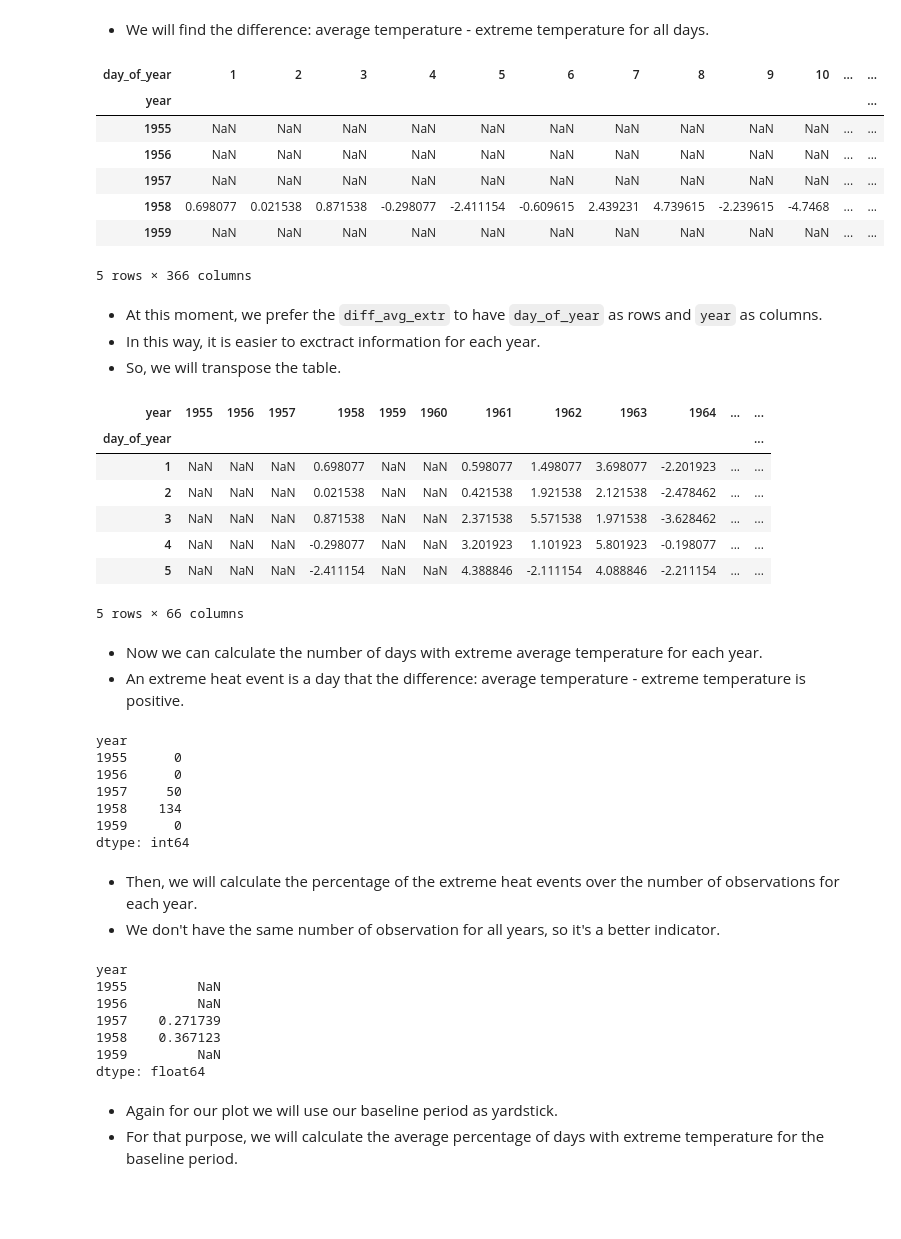
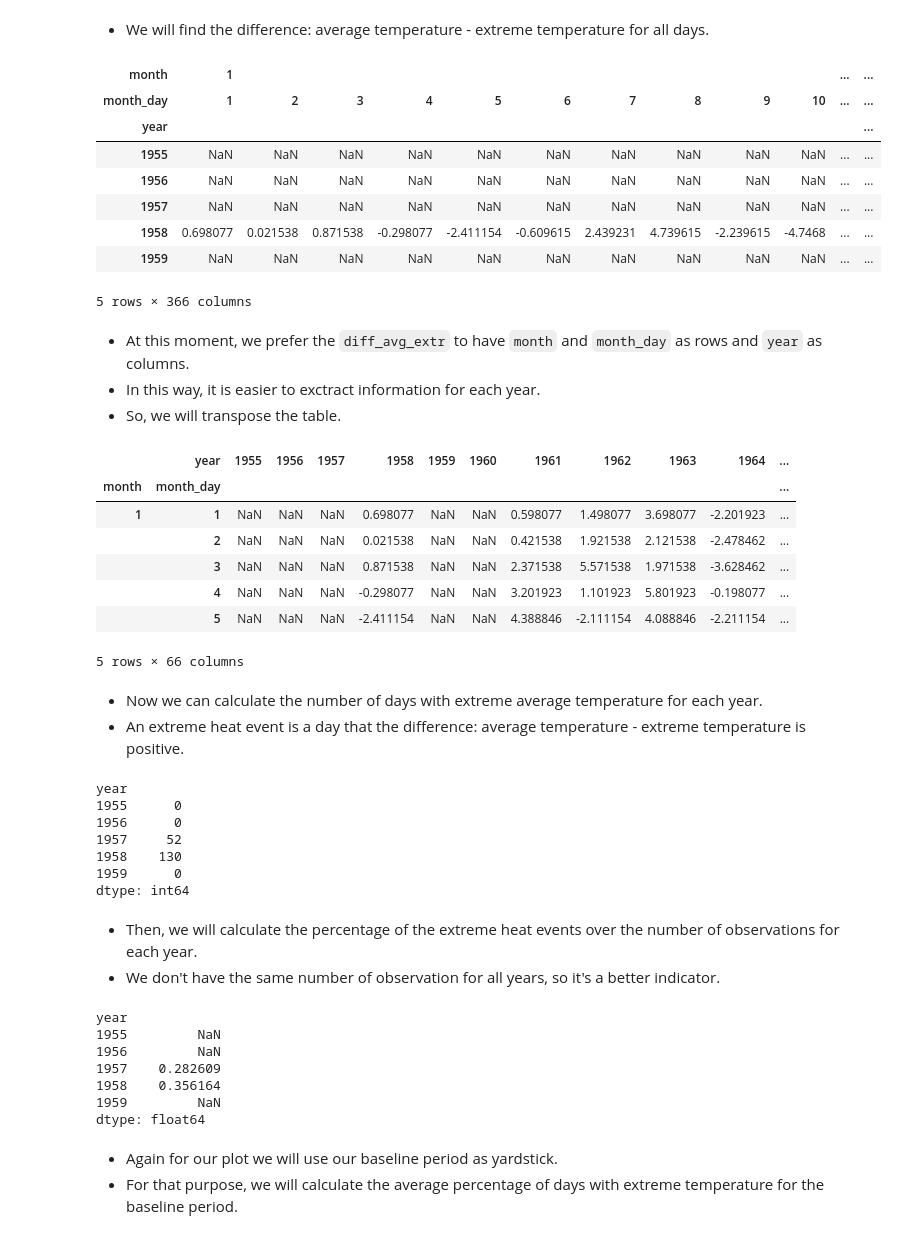
Before and after one commit to giorgossideris/athens_weather_analysis, a Jupyter notebook: weather_analysis.ipynb, the cells around one changed output. Saved outputs shown, nothing was run; the diff lists cells and outputs as text; code cells hidden in the pictures; blank space fills up the shorter version.

```diff
--- a/weather_analysis.ipynb
+++ b/weather_analysis.ipynb
@@ -616,0 +624,4 @@ These points generalize the interpretation we made in the previous sector, as it
+# %%
+df["month"] = df["date"].dt.month
+df["month_day"] = df["date"].dt.day
+df.head(5)
@@ -619,0 +637,3 @@ These points generalize the interpretation we made in the previous sector, as it
+# %%
+month_day_avg_temp = df.pivot(index="year", columns=["month", "month_day"], values="avg_temp")
+month_day_avg_temp.head(5)
@@ -620,3 +653,5 @@ These points generalize the interpretation we made in the previous sector, as it
 # %%
-base_yearday_avg_temp.head(5)
+base_month_day_avg_temp = month_day_avg_temp.loc[1974:1999]
+baseline_avg_temp = base_month_day_avg_temp.mean()
+baseline_avg_temp.head(5)
 # %% [output]
@@ -632,4 +667,4 @@ dtype: float64
 # %%
-yearday_extreme_temp = base_yearday_avg_temp.map(lambda x : x + 0.1 * abs(x))
-yearday_extreme_temp.head(5)
+baseline_extreme_temp = baseline_avg_temp.map(lambda x : x + 0.1 * abs(x))
+baseline_extreme_temp.head(5)
 # %% [output]
@@ -657,10 +678,11 @@ full_years_avg_temp.head(5)
 # %% [markdown]
 * We will find the difference: average temperature - extreme temperature for all days.
 # %%
-diff_avg_extr = full_years_avg_temp - yearday_extreme_temp
+diff_avg_extr = month_day_avg_temp - baseline_extreme_temp
 diff_avg_extr.head(5)
 # %% [output]
-| day_of_year | 1 | 2 | 3 | 4 | 5 | 6 | 7 | 8 | 9 | 10 | ... | ... |
+| month | 1 |  |  |  |  |  |  |  |  |  | ... | ... |
+| month_day | 1 | 2 | 3 | 4 | 5 | 6 | 7 | 8 | 9 | 10 | ... | ... |
 | year |  |  |  |  |  |  |  |  |  |  |  | ... |
 | 1955 | NaN | NaN | NaN | NaN | NaN | NaN | NaN | NaN | NaN | NaN | ... | ... |
 | 1956 | NaN | NaN | NaN | NaN | NaN | NaN | NaN | NaN | NaN | NaN | ... | ... |
@@ -669,20 +691,20 @@ diff_avg_extr.head(5)
 | 1959 | NaN | NaN | NaN | NaN | NaN | NaN | NaN | NaN | NaN | NaN | ... | ... |
 5 rows × 366 columns
 # %% [markdown]
-* At this moment, we prefer the <code>diff_avg_extr</code> to have <code>day_of_year</code> as rows and <code>year</code> as columns.
+* At this moment, we prefer the <code>diff_avg_extr</code> to have <code>month</code> and <code>month_day</code> as rows and <code>year</code> as columns.
 * In this way, it is easier to exctract information for each year.
 * So, we will transpose the table.
 # %%
 diff_avg_extr_t = diff_avg_extr.transpose()
 diff_avg_extr_t.head(5)
 # %% [output]
-| year | 1955 | 1956 | 1957 | 1958 | 1959 | 1960 | 1961 | 1962 | 1963 | 1964 | ... | ... |
-| day_of_year |  |  |  |  |  |  |  |  |  |  |  | ... |
-| 1 | NaN | NaN | NaN | 0.698077 | NaN | NaN | 0.598077 | 1.498077 | 3.698077 | -2.201923 | ... | ... |
-| 2 | NaN | NaN | NaN | 0.021538 | NaN | NaN | 0.421538 | 1.921538 | 2.121538 | -2.478462 | ... | ... |
-| 3 | NaN | NaN | NaN | 0.871538 | NaN | NaN | 2.371538 | 5.571538 | 1.971538 | -3.628462 | ... | ... |
-| 4 | NaN | NaN | NaN | -0.298077 | NaN | NaN | 3.201923 | 1.101923 | 5.801923 | -0.198077 | ... | ... |
-| 5 | NaN | NaN | NaN | -2.411154 | NaN | NaN | 4.388846 | -2.111154 | 4.088846 | -2.211154 | ... | ... |
+|  | year | 1955 | 1956 | 1957 | 1958 | 1959 | 1960 | 1961 | 1962 | 1963 | 1964 | ... |
+| month | month_day |  |  |  |  |  |  |  |  |  |  | ... |
+| 1 | 1 | NaN | NaN | NaN | 0.698077 | NaN | NaN | 0.598077 | 1.498077 | 3.698077 | -2.201923 | ... |
+|  | 2 | NaN | NaN | NaN | 0.021538 | NaN | NaN | 0.421538 | 1.921538 | 2.121538 | -2.478462 | ... |
+|  | 3 | NaN | NaN | NaN | 0.871538 | NaN | NaN | 2.371538 | 5.571538 | 1.971538 | -3.628462 | ... |
+|  | 4 | NaN | NaN | NaN | -0.298077 | NaN | NaN | 3.201923 | 1.101923 | 5.801923 | -0.198077 | ... |
+|  | 5 | NaN | NaN | NaN | -2.411154 | NaN | NaN | 4.388846 | -2.111154 | 4.088846 | -2.211154 | ... |
 5 rows × 66 columns
 # %% [markdown]
 * Now we can calculate the number of days with extreme average temperature for each year.
@@ -694,8 +716,8 @@ num_extreme_events.head(5)
 year
 1955      0
 1956      0
-1957     50
-1958    134
+1957     52
+1958    130
 1959      0
 dtype: int64
 # %% [markdown]
@@ -708,8 +730,8 @@ pct_extreme_events.head(5)
 year
 1955         NaN
 1956         NaN
-1957    0.271739
-1958    0.367123
+1957    0.282609
+1958    0.356164
 1959         NaN
 dtype: float64
 # %% [markdown]
```
Also changed, not shown: parts of 55 cells of this notebook.
